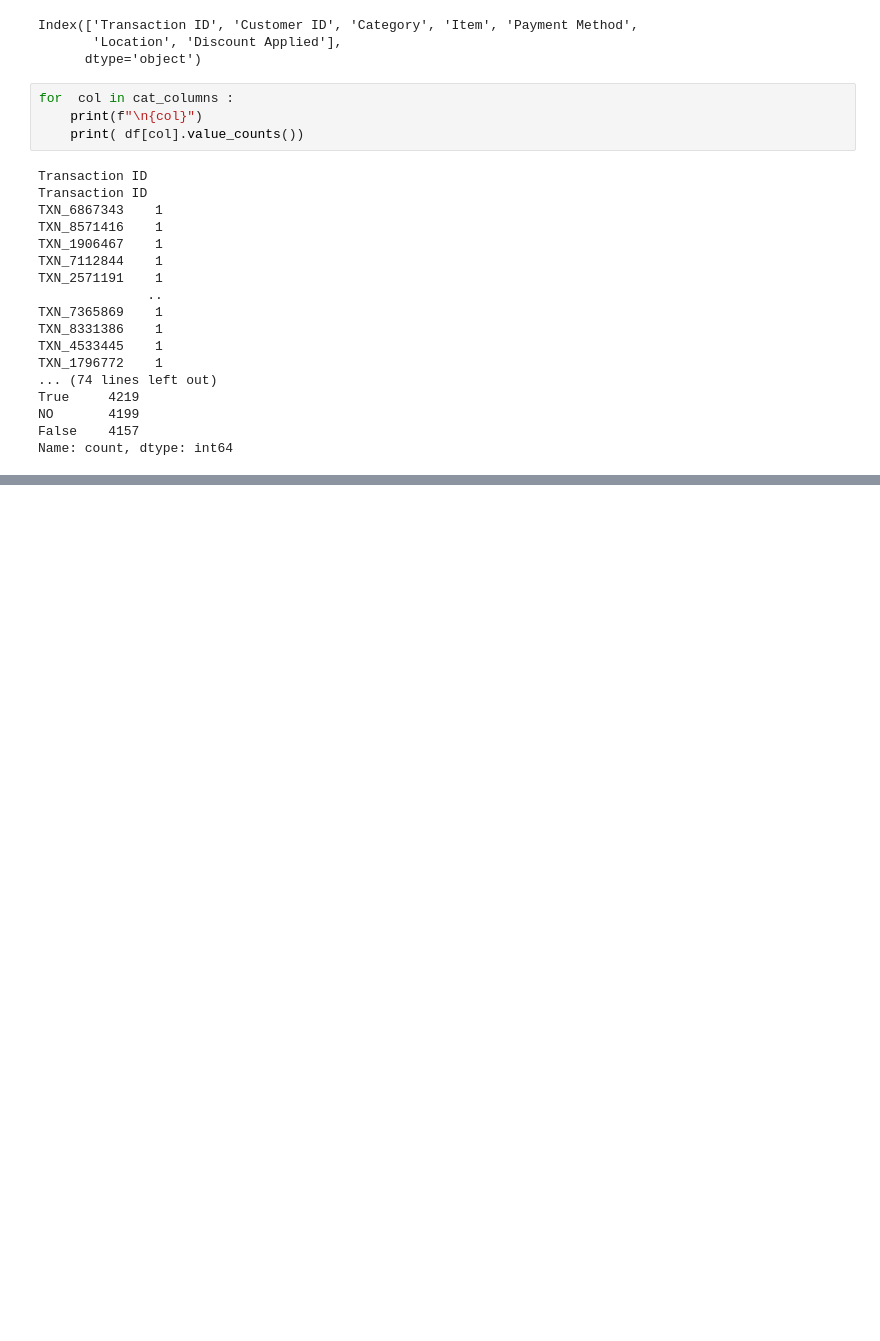
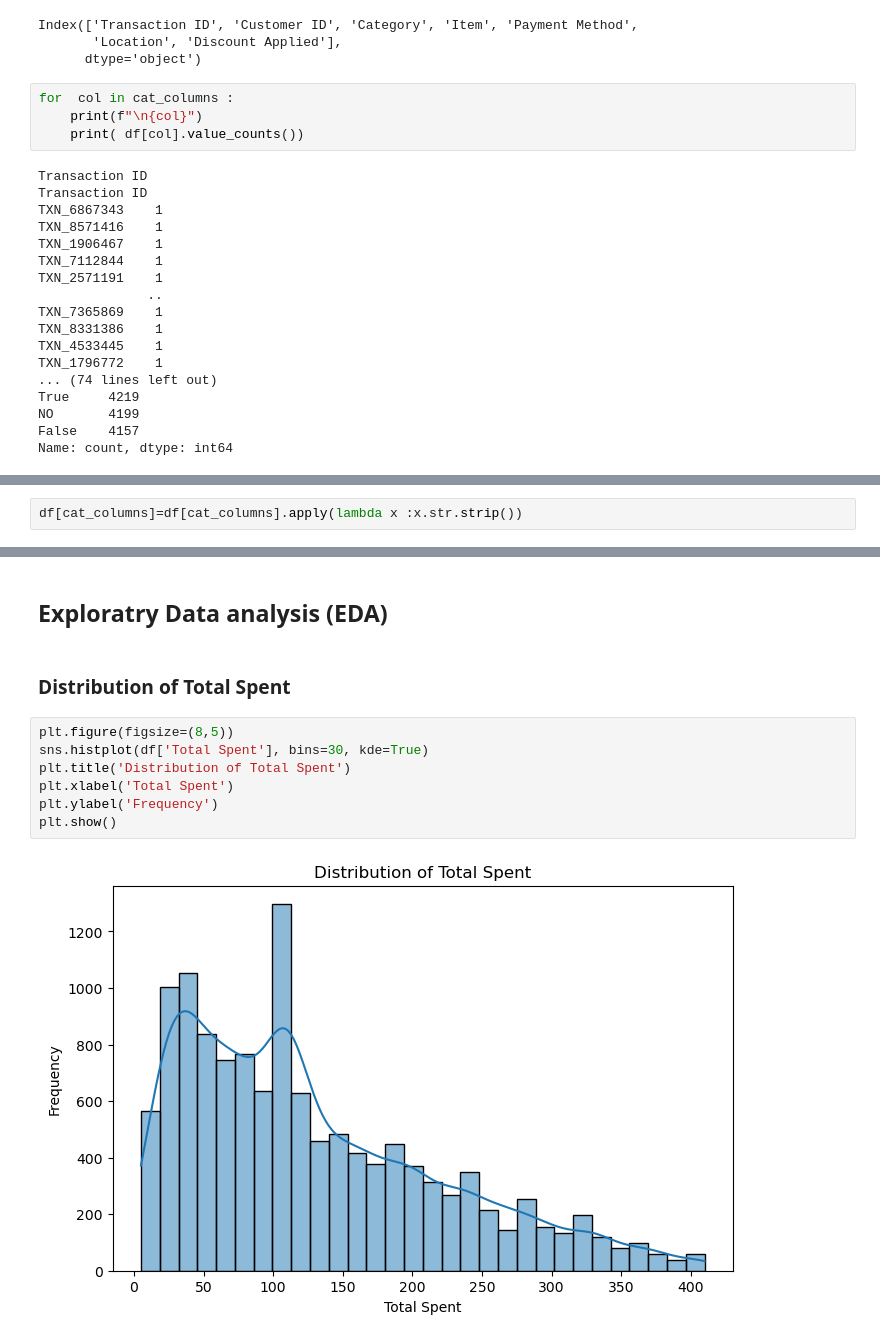
Before and after one commit to abduaslam/Retail-Sales-Analysis, a Jupyter notebook: python/ eda_cleaning.ipynb, the cells around one changed output, grey strips where cells are left out. Drawn from its saved outputs; the diff is of its cells as text; blank space fills up the shorter version.

Commit message:
cleaning data and EDA

```diff
--- a/python/ eda_cleaning.ipynb
+++ b/python/ eda_cleaning.ipynb
@@ -197,0 +200,2 @@ Name: count, dtype: int64
+# %%
+df[cat_columns]=df[cat_columns].apply(lambda x :x.str.strip())
@@ -197,0 +216,13 @@ Name: count, dtype: int64
+# %% [markdown]
+## Exploratry Data analysis (EDA)
+# %% [markdown]
+### Distribution of Total Spent
+# %%
+plt.figure(figsize=(8,5))
+sns.histplot(df['Total Spent'], bins=30, kde=True)
+plt.title('Distribution of Total Spent')
+plt.xlabel('Total Spent')
+plt.ylabel('Frequency')
+plt.show()
+# %% [output]
+[figure, added]
```
Also changed, not shown: parts of 11 cells of this notebook.
